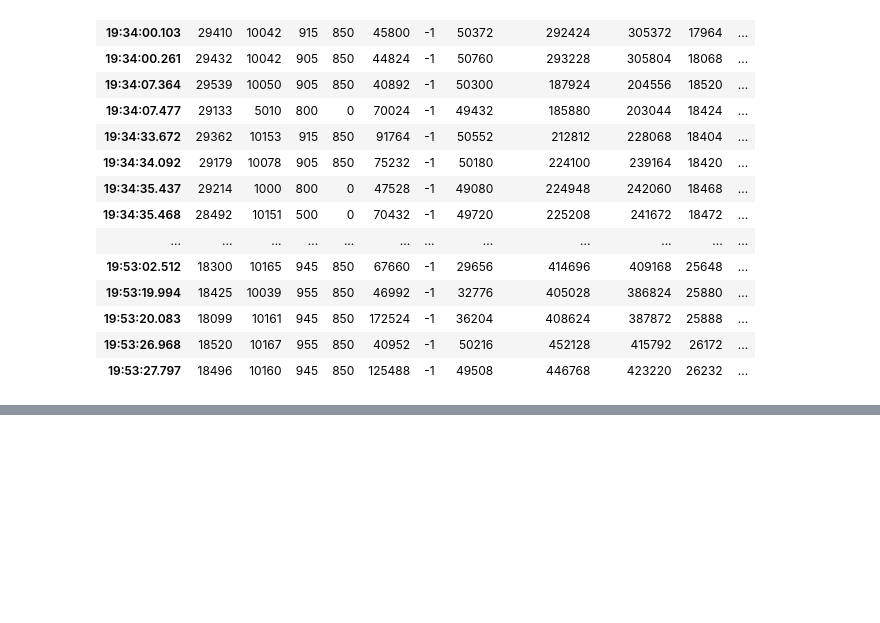
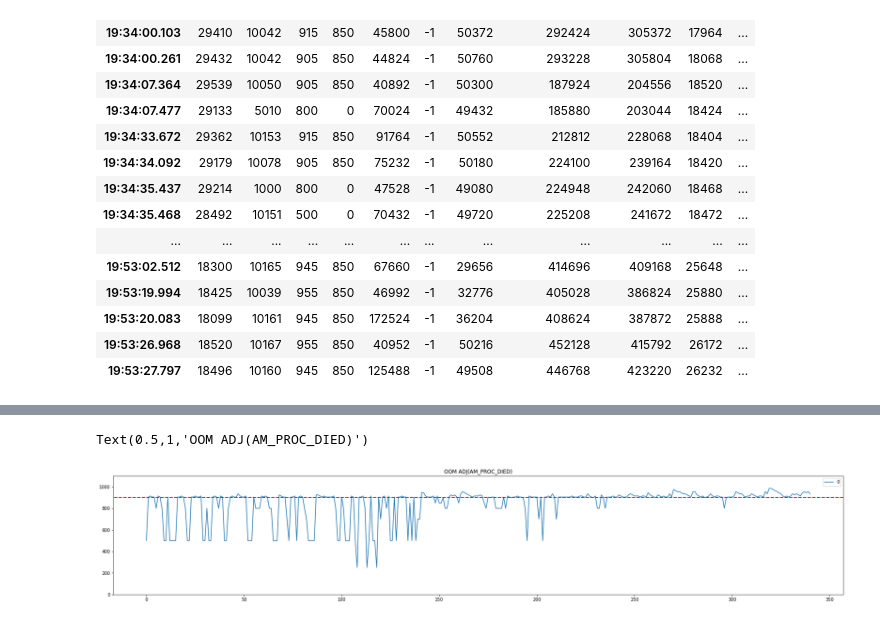
Before and after one commit to Binse-Park/Parser-android-s-dumpstate, a Jupyter notebook: log_parser.ipynb, the cells around one changed output, grey strips where cells are left out. Drawn from its saved outputs; the diff is of its cells as text; code cells hidden in the pictures; blank space fills up the shorter version.

Commit message:
Add the 54th cell to print the am_proc_died
Add the 54th cell to print the am_proc_died

```diff
--- a/log_parser.ipynb
+++ b/log_parser.ipynb
@@ -1466,3 +1466,24 @@ am_app_dieds = grep(lines,['am_proc_died'], 1)
 04-26 19:53:20.116  1000 19639 19875 I am_proc_died: [0,18099,com.facebook.katana,5,945,19,107,375]
 04-26 19:53:26.987  1000 19639 20045 I am_proc_died: [0,18520,com.sec.android.provider.badge,5,955,19,52,405]
 04-26 19:53:27.845  1000 19639 19653 I am_proc_died: [0,18496,com.facebook.orca,5,935,19,90,412]
+# %%
+am_app_dieds_mem = list()
+oom_adj = 0
+
+for am_app_died in am_app_dieds:
+    splited = am_app_died.split(',')
+    pre_oom_adj = oom_adj
+    oom_adj = int(splited[4])
+    if oom_adj == 0 :
+        oom_adj = pre_oom_adj
+    am_app_dieds_mem.append(oom_adj)
+    if oom_adj < 200 :
+        print(am_app_died)
+#print(am_app_dieds_mem)
+df = pd.DataFrame(am_app_dieds_mem)
+ax = df.plot(figsize=(30,5), ylim=(0, 1100))
+ax.axhline(y=900, xmin=-1, xmax=1, color='r', linestyle='--', lw=2)
+ax.set_title('OOM ADJ(AM_PROC_DIED)')
+# %% [output]
+Text(0.5,1,'OOM ADJ(AM_PROC_DIED)')
+[figure, added]
```
